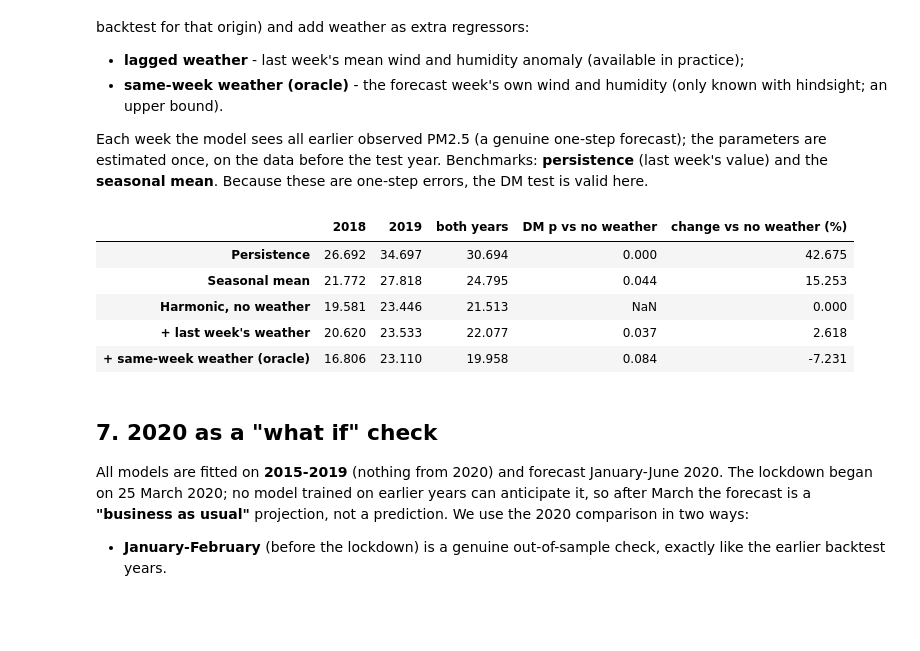
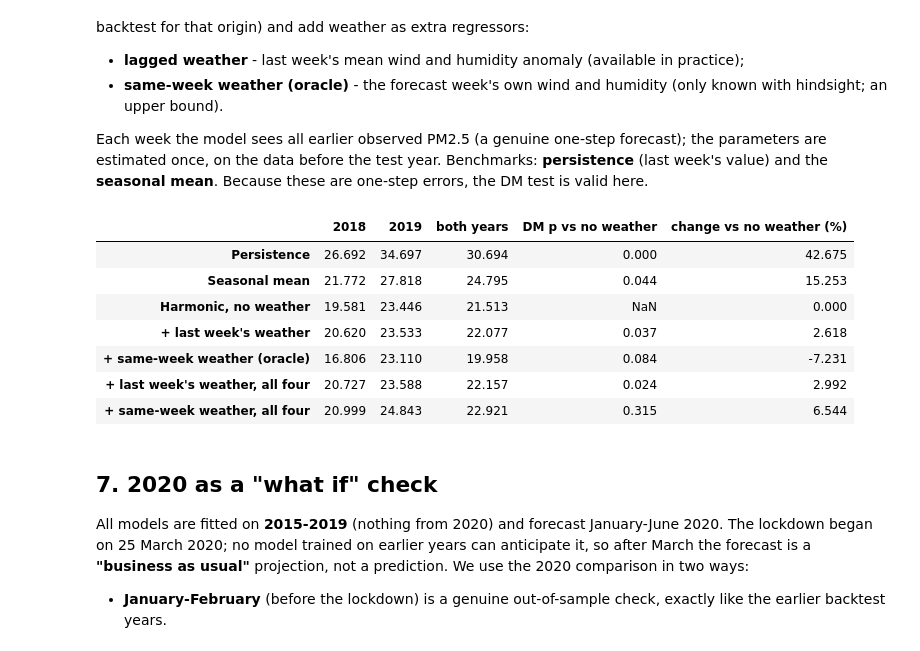
Before and after one commit to LuciferK47/PM_2.5, a Jupyter notebook: notebooks/04_forecasting.ipynb, the cells around one changed output. Saved outputs shown, nothing was run; the diff lists cells and outputs as text; code cells hidden in the pictures; blank space fills up the shorter version.

```diff
--- a/notebooks/04_forecasting.ipynb
+++ b/notebooks/04_forecasting.ipynb
@@ -256,7 +256,7 @@ Benchmarks: **persistence** (last week's value) and the **seasonal mean**. Becau
 def weather_frame(train_end):
     """Weekly wind / humidity anomalies from a seasonal mean fitted on data up to train_end only."""
     ref = weekly.loc[:train_end]; out = {}
-    for c in ("wind", "rh"):
+    for c in ("wind", "rh", "temp", "precip"):
         clim = ref[c].groupby(week_index(ref.index)).mean().reindex(range(1, 53)).interpolate(limit_direction="both")
         an = weekly[c] - clim.reindex(week_index(weekly.index)).to_numpy()
         out[f"{c}_same"] = an; out[f"{c}_lag1"] = an.shift(1)
@@ -272,35 +272,39 @@ def one_step(year, cols):
     start = upto.index[upto.index > pd.Timestamp(origin)][0]
     return full.get_prediction(start=start, dynamic=False).predicted_mean, fit
 
-variants = {"Harmonic, no weather": [], "+ last week's weather": ["wind_lag1", "rh_lag1"], "+ same-week weather (oracle)": ["wind_same", "rh_same"]}
+variants = {"Harmonic, no weather": [], "+ last week's weather": ["wind_lag1", "rh_lag1"], "+ same-week weather (oracle)": ["wind_same", "rh_same"],
+            "+ last week's weather, all four": ["wind_lag1", "rh_lag1", "temp_lag1", "precip_lag1"],
+            "+ same-week weather, all four": ["wind_same", "rh_same", "temp_same", "precip_same"]}
 errs, rows = {}, []
 for year in (2018, 2019):
     origin = F.ORIGINS[year]; tr = y.loc[:origin]
     idx = y.loc[f"{year}-01-01":f"{year}-12-31"].index; idx = idx[idx > pd.Timestamp(origin)]
     act = raw.loc[idx].to_numpy()
     preds = {"Persistence": np.log(raw.shift(1).loc[idx].to_numpy()), "Seasonal mean": F.seasonal_mean(tr, idx)["mu"]}
     for name, cols in variants.items():
         preds[name] = one_step(year, cols)[0].loc[idx].to_numpy()
     for name, mu in preds.items():
         errs[(year, name)] = act - np.exp(mu)
         rows += [{"year": year, "model": name, "date": d, "actual": a, "mu": m_} for d, a, m_ in zip(idx, act, mu)]
 pd.DataFrame(rows).to_csv(RESULTS / "fc_oneweek_forecasts.csv", index=False)
 order1 = ["Persistence", "Seasonal mean", *variants]
 tab = pd.DataFrame({yr: {m: np.abs(errs[(yr, m)]).mean() for m in order1} for yr in (2018, 2019)})
 tab["both years"] = [np.mean(np.concatenate([np.abs(errs[(2018, m)]), np.abs(errs[(2019, m)])])) for m in order1]
 base = "Harmonic, no weather"
 tab["DM p vs no weather"] = [np.nan if m == base else F.hln_dm(np.concatenate([errs[(2018, m)], errs[(2019, m)]]), np.concatenate([errs[(2018, base)], errs[(2019, base)]]), h=1)[1] for m in order1]
 tab["change vs no weather (%)"] = [100 * (tab.loc[m, "both years"] / tab.loc[base, "both years"] - 1) for m in order1]
 tab.round(3).to_csv(RESULTS / "fc_oneweek.csv")
 key["oneweek"] = {m: round(float(tab.loc[m, "both years"]), 2) for m in order1}
 tab.round(3)
 # %% [output]
 |  | 2018 | 2019 | both years | DM p vs no weather | change vs no weather (%) |
 | Persistence | 26.692 | 34.697 | 30.694 | 0.000 | 42.675 |
 | Seasonal mean | 21.772 | 27.818 | 24.795 | 0.044 | 15.253 |
 | Harmonic, no weather | 19.581 | 23.446 | 21.513 | NaN | 0.000 |
 | + last week's weather | 20.620 | 23.533 | 22.077 | 0.037 | 2.618 |
 | + same-week weather (oracle) | 16.806 | 23.110 | 19.958 | 0.084 | -7.231 |
+| + last week's weather, all four | 20.727 | 23.588 | 22.157 | 0.024 | 2.992 |
+| + same-week weather, all four | 20.999 | 24.843 | 22.921 | 0.315 | 6.544 |
 # %% [markdown]
 ## 7. 2020 as a "what if" check
 All models are fitted on **2015-2019** (nothing from 2020) and forecast January-June 2020. The lockdown began on 25 March 2020; no model trained on earlier years can
```
Also changed, not shown: parts of 1 cell of this notebook, 25 other files.
